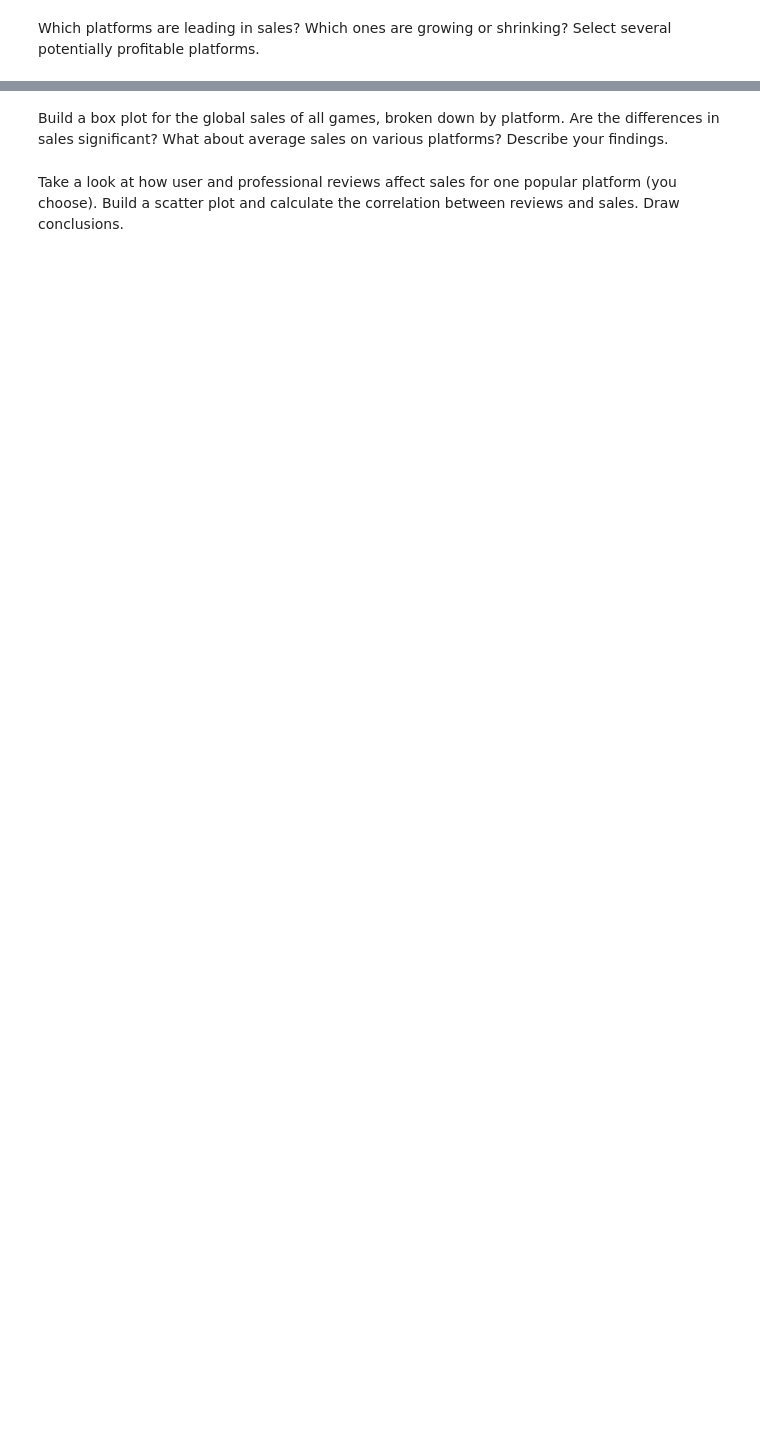
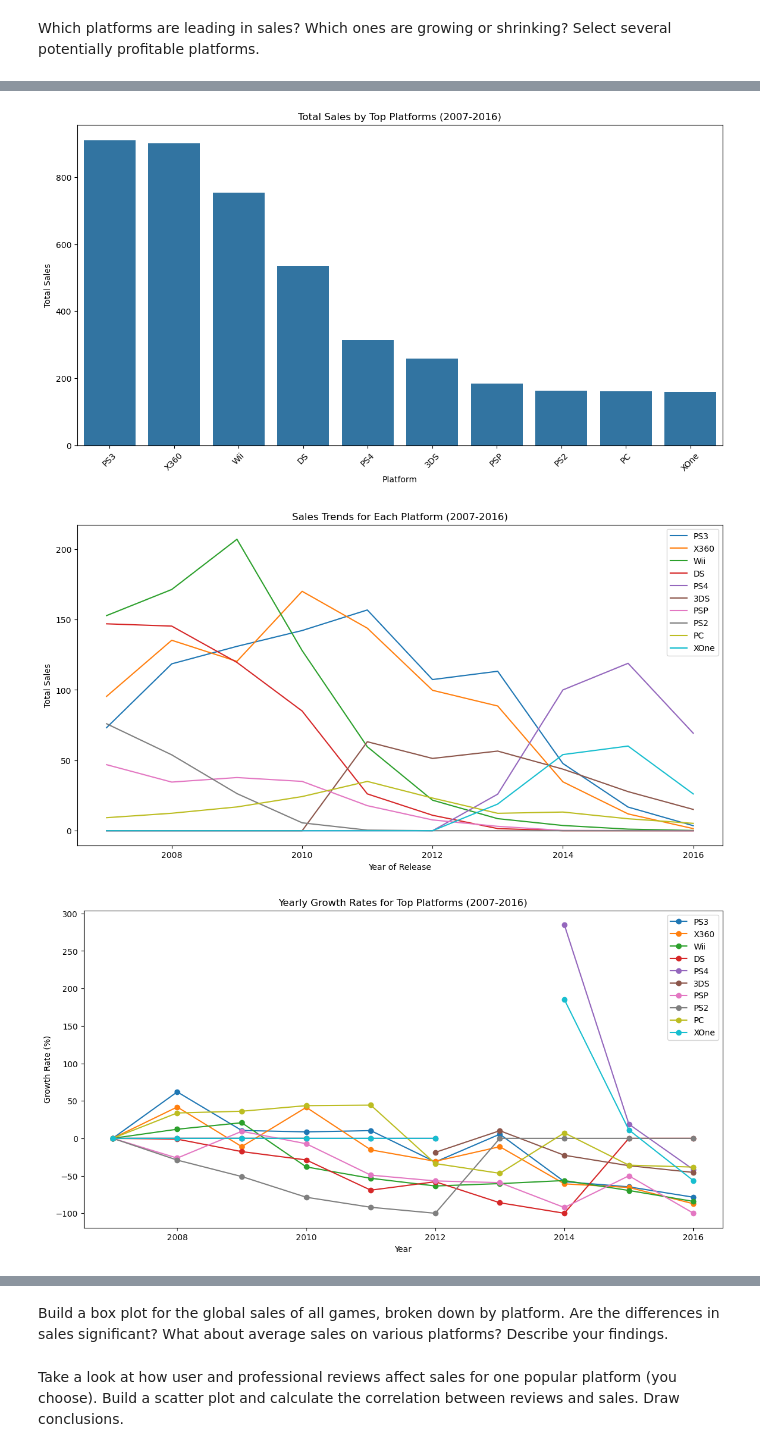
Before and after one commit to becominggiant/game_analysis, a Jupyter notebook: EDA.ipynb, the cells around one changed output, grey strips where cells are left out. Cells and saved outputs as stored; diff of their text form; code cells hidden in the pictures; blank space fills up the shorter version.

```diff
--- a/EDA.ipynb
+++ b/EDA.ipynb
@@ -338,8 +337,9 @@ print("Platforms with Zero Sales In Recent Years:", platforms_with_zero_sales)
 # %% [output]
 Platforms with Zero Sales In Recent Years: ['DS', 'GBA', 'PS', 'PS2', 'PSP']
 # %%
+df_no_duplicates['year_of_release'] = pd.to_datetime(df_no_duplicates['year_of_release'], errors='coerce').dt.year
 #calculate the first and last year of sales for each platform
-platform_lifespan = df.groupby('platform')['year_of_release'].agg(['min', 'max'])
+platform_lifespan = df_no_duplicates.groupby('platform')['year_of_release'].agg(['min', 'max'])
 
 platform_lifespan['lifespan'] = platform_lifespan['max'] - platform_lifespan['min']
 print("Platform lifespan:\n", platform_lifespan)#calculate the lifespan of each platform
@@ -385,0 +373,9 @@ Relevant Period Dataframe Columns: Index(['name', 'platform', 'year_of_release',
+# %%
+
+
+# Filter data for the period from 2007 to 2016
+relevant_period_df = df_no_duplicates[(df_no_duplicates['year_of_release'] >= 2007) & (df_no_duplicates['year_of_release'] <= 2016)]
+# profitable_platforms = ['']
+# print("Filtered DataFrame shape:", relevant_period_df.shape)
+print("First 5 rows of the filtered DataFrame:\n", relevant_period_df.head())
+# print(profitable_platforms)
@@ -387,0 +409,65 @@ Which platforms are leading in sales? Which ones are growing or shrinking? Selec
+# %%
+
+# Step 3: Calculate total sales for each platform
+total_sales_by_platform = relevant_period_df.groupby('platform')['total_sales'].sum().sort_values(ascending=False)
+print("Total sales by platform (2007-2016):\n", total_sales_by_platform)
+
+# Step 4: Convert Series to DataFrame
+total_sales_by_platform_df = total_sales_by_platform.reset_index()
+total_sales_by_platform_df.columns = ['platform', 'total_sales']
+
+# Step 5: Identify the top N most popular platforms (e.g., top 10)
+top_platforms = total_sales_by_platform_df.nlargest(10, 'total_sales')['platform']
+print("Top Platforms:\n", top_platforms)
+
+# Step 6: Aggregate sales by year and platform
+sales_trends = relevant_period_df.groupby(['year_of_release', 'platform'])['total_sales'].sum().unstack().fillna(0)
+print("Sales Trends:\n", sales_trends)
+
+# Step 7: Calculate yearly growth rates for each platform
+yearly_growth_rates = sales_trends.pct_change().fillna(0) * 100
+print("Yearly Growth Rates:\n", yearly_growth_rates)
+
+# Step 8: Calculate average growth rate for each platform
+average_growth_by_platform = yearly_growth_rates.mean().reset_index()
+average_growth_by_platform.columns = ['platform', 'average_growth_rate']
+print("Average Growth Rate by Platform:\n", average_growth_by_platform)
+
+# Step 9: Plot Total Sales by Top Platforms
+plt.figure(figsize=(14, 7))
+sns.barplot(x='platform', y='total_sales', data=total_sales_by_platform_df[total_sales_by_platform_df['platform'].isin(top_platforms)])
+plt.title('Total Sales by Top Platforms (2007-2016)')
+plt.xlabel('Platform')
+plt.ylabel('Total Sales')
+plt.xticks(rotation=45)
+plt.show()
+
+# # Step 10: Plot Sales Trends for Each Platform
+plt.figure(figsize=(14, 7))
+for platform in top_platforms:
+    plt.plot(sales_trends.index, sales_trends[platform], label=platform)
+plt.xlabel('Year of Release')
+plt.ylabel('Total Sales')
+plt.title('Sales Trends for Each Platform (2007-2016)')
+plt.legend()
+plt.show()
+
+# # Step 11: Plot Yearly Growth Rates for Top Platforms
+plt.figure(figsize=(14, 7))
+for platform in top_platforms:
+    plt.plot(yearly_growth_rates.index, yearly_growth_rates[platform], marker='o', label=platform)
+plt.title('Yearly Growth Rates for Top Platforms (2007-2016)')
+plt.xlabel('Year')
+plt.ylabel('Growth Rate (%)')
+plt.legend()
+plt.show()
+
+# # Step 12: Plot Average Growth Rate by Top Platforms
+plt.figure(figsize=(14, 7))
+sns.barplot(x='platform', y='average_growth_rate', data=average_growth_by_platform[average_growth_by_platform['platform'].isin(top_platforms)])
+plt.title('Average Growth Rate by Top Platforms (2007-2016)')
+plt.xlabel('Platform')
+plt.ylabel('Average Growth Rate (%)')
+plt.xticks(rotation=45)
+plt.show()
+# %% [output]
@@ -387,0 +491,3 @@ Which platforms are leading in sales? Which ones are growing or shrinking? Selec
+[figure, added]
+[figure, added]
+[figure, added]
```
Also changed, not shown: parts of 25 cells of this notebook.
